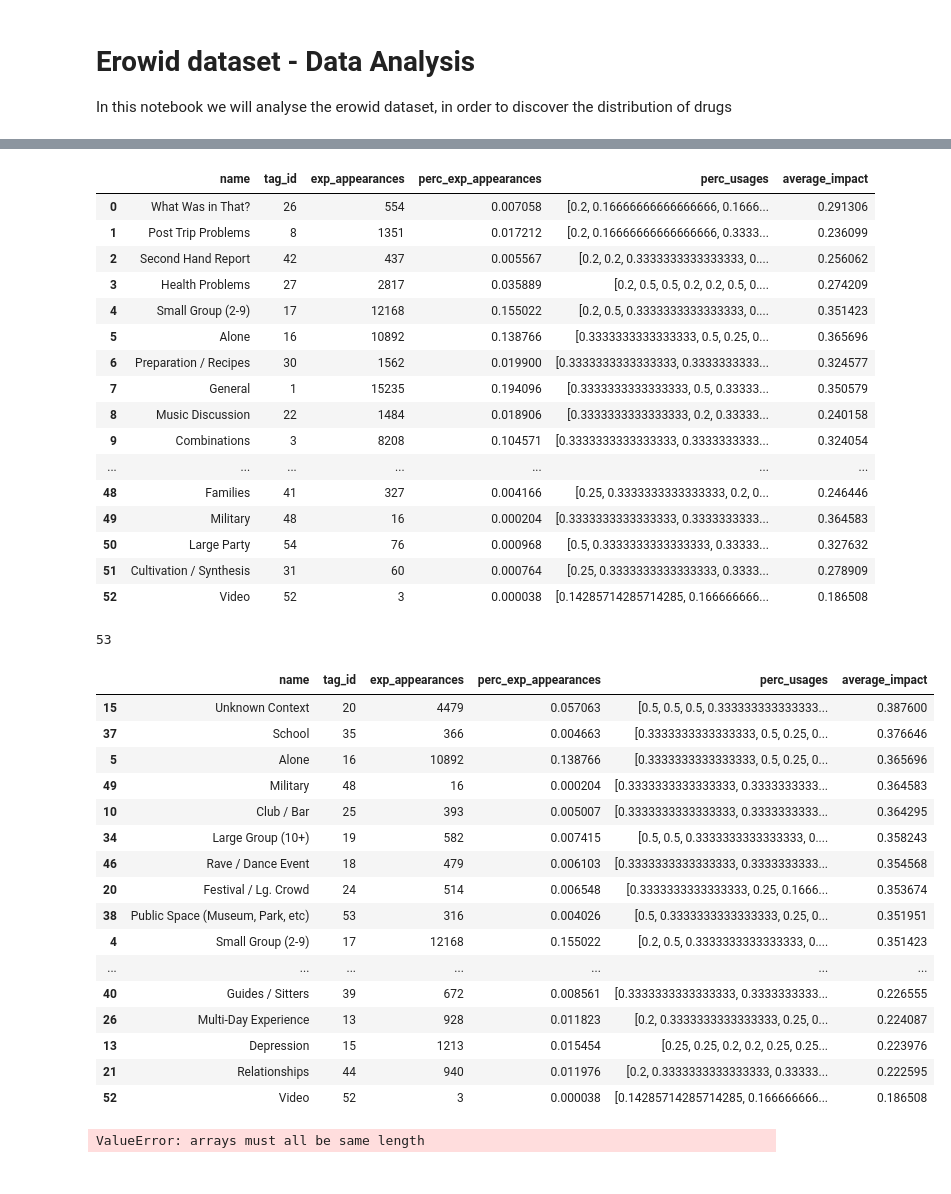
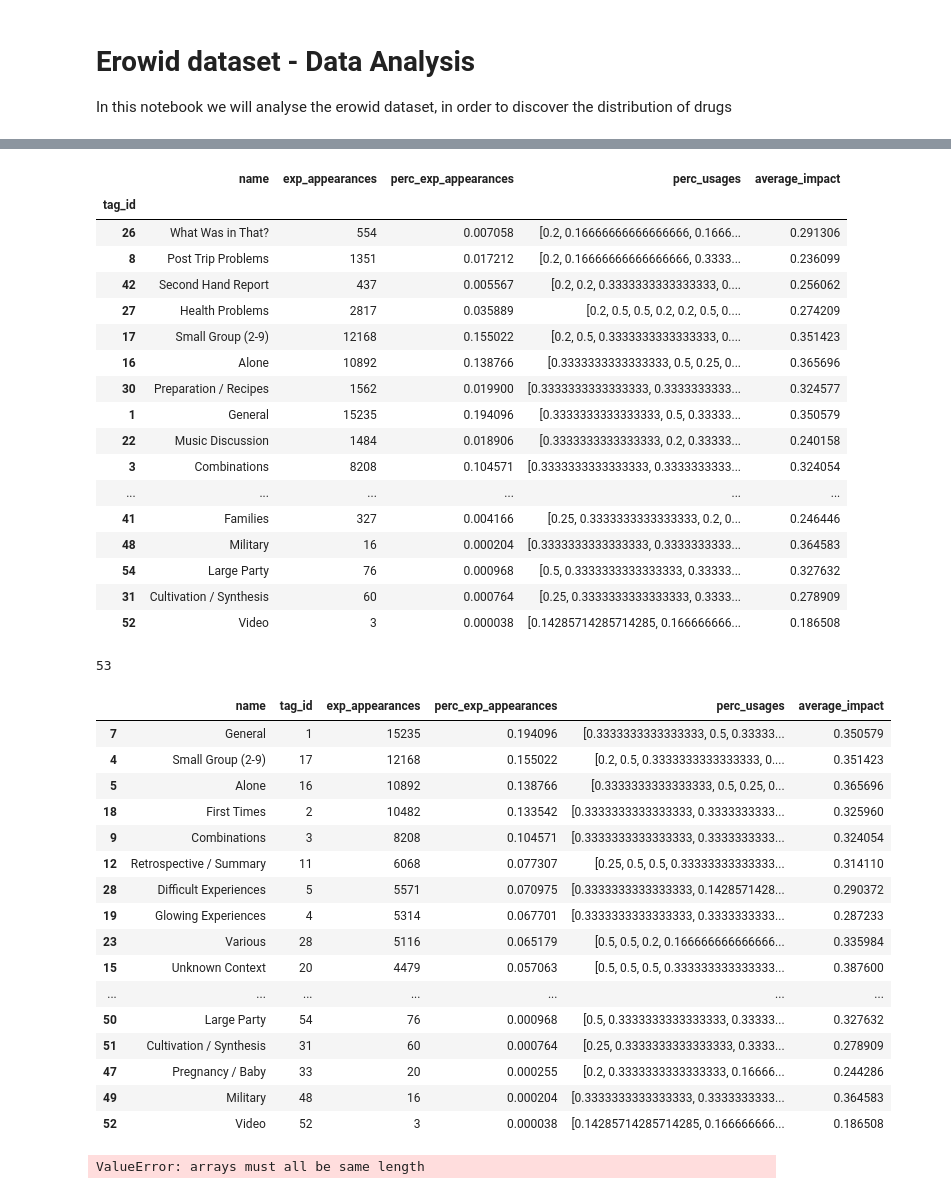
Before and after one commit to albertocarot1/drugs-satisfaction, a Jupyter notebook: notebooks/Erowid data analysis.ipynb, the cells around one changed output, grey strips where cells are left out. Saved outputs shown, nothing was run; the diff lists cells and outputs as text; code cells hidden in the pictures.

```diff
--- a/notebooks/Erowid data analysis.ipynb
+++ b/notebooks/Erowid data analysis.ipynb
@@ -19,49 +18,50 @@ for tag in data_processor.tags.values():
     tags.append(tag.to_dict())
 
 tags_df = pd.DataFrame(tags)
-tags_df
+tags_df.set_index('tag_id')
 # %% [output]
-|  | name | tag_id | exp_appearances | perc_exp_appearances | perc_usages | average_impact |
-| 0 | What Was in That? | 26 | 554 | 0.007058 | [0.2, 0.16666666666666666, 0.1666... | 0.291306 |
-| 1 | Post Trip Problems | 8 | 1351 | 0.017212 | [0.2, 0.16666666666666666, 0.3333... | 0.236099 |
-| 2 | Second Hand Report | 42 | 437 | 0.005567 | [0.2, 0.2, 0.3333333333333333, 0.... | 0.256062 |
-| 3 | Health Problems | 27 | 2817 | 0.035889 | [0.2, 0.5, 0.5, 0.2, 0.2, 0.5, 0.... | 0.274209 |
-| 4 | Small Group (2-9) | 17 | 12168 | 0.155022 | [0.2, 0.5, 0.3333333333333333, 0.... | 0.351423 |
-| 5 | Alone | 16 | 10892 | 0.138766 | [0.3333333333333333, 0.5, 0.25, 0... | 0.365696 |
-| 6 | Preparation / Recipes | 30 | 1562 | 0.019900 | [0.3333333333333333, 0.3333333333... | 0.324577 |
-| 7 | General | 1 | 15235 | 0.194096 | [0.3333333333333333, 0.5, 0.33333... | 0.350579 |
-| 8 | Music Discussion | 22 | 1484 | 0.018906 | [0.3333333333333333, 0.2, 0.33333... | 0.240158 |
-| 9 | Combinations | 3 | 8208 | 0.104571 | [0.3333333333333333, 0.3333333333... | 0.324054 |
-| ... | ... | ... | ... | ... | ... | ... |
-| 48 | Families | 41 | 327 | 0.004166 | [0.25, 0.3333333333333333, 0.2, 0... | 0.246446 |
-| 49 | Military | 48 | 16 | 0.000204 | [0.3333333333333333, 0.3333333333... | 0.364583 |
-| 50 | Large Party | 54 | 76 | 0.000968 | [0.5, 0.3333333333333333, 0.33333... | 0.327632 |
-| 51 | Cultivation / Synthesis | 31 | 60 | 0.000764 | [0.25, 0.3333333333333333, 0.3333... | 0.278909 |
-| 52 | Video | 52 | 3 | 0.000038 | [0.14285714285714285, 0.166666666... | 0.186508 |
+|  | name | exp_appearances | perc_exp_appearances | perc_usages | average_impact |
+| tag_id |  |  |  |  |  |
+| 26 | What Was in That? | 554 | 0.007058 | [0.2, 0.16666666666666666, 0.1666... | 0.291306 |
+| 8 | Post Trip Problems | 1351 | 0.017212 | [0.2, 0.16666666666666666, 0.3333... | 0.236099 |
+| 42 | Second Hand Report | 437 | 0.005567 | [0.2, 0.2, 0.3333333333333333, 0.... | 0.256062 |
+| 27 | Health Problems | 2817 | 0.035889 | [0.2, 0.5, 0.5, 0.2, 0.2, 0.5, 0.... | 0.274209 |
+| 17 | Small Group (2-9) | 12168 | 0.155022 | [0.2, 0.5, 0.3333333333333333, 0.... | 0.351423 |
+| 16 | Alone | 10892 | 0.138766 | [0.3333333333333333, 0.5, 0.25, 0... | 0.365696 |
+| 30 | Preparation / Recipes | 1562 | 0.019900 | [0.3333333333333333, 0.3333333333... | 0.324577 |
+| 1 | General | 15235 | 0.194096 | [0.3333333333333333, 0.5, 0.33333... | 0.350579 |
+| 22 | Music Discussion | 1484 | 0.018906 | [0.3333333333333333, 0.2, 0.33333... | 0.240158 |
+| 3 | Combinations | 8208 | 0.104571 | [0.3333333333333333, 0.3333333333... | 0.324054 |
+| ... | ... | ... | ... | ... | ... |
+| 41 | Families | 327 | 0.004166 | [0.25, 0.3333333333333333, 0.2, 0... | 0.246446 |
+| 48 | Military | 16 | 0.000204 | [0.3333333333333333, 0.3333333333... | 0.364583 |
+| 54 | Large Party | 76 | 0.000968 | [0.5, 0.3333333333333333, 0.33333... | 0.327632 |
+| 31 | Cultivation / Synthesis | 60 | 0.000764 | [0.25, 0.3333333333333333, 0.3333... | 0.278909 |
+| 52 | Video | 3 | 0.000038 | [0.14285714285714285, 0.166666666... | 0.186508 |
 # %%
 len(tags)
 # %% [output]
 53
 # %%
 # tags_df.sort_values(by=['exp_appearances'],ascending=False)
-tags_df.sort_values(by=['average_impact'],ascending=False)
+tags_df.sort_values(by=['exp_appearances'],ascending=False)
 # %% [output]
 |  | name | tag_id | exp_appearances | perc_exp_appearances | perc_usages | average_impact |
+| 7 | General | 1 | 15235 | 0.194096 | [0.3333333333333333, 0.5, 0.33333... | 0.350579 |
+| 4 | Small Group (2-9) | 17 | 12168 | 0.155022 | [0.2, 0.5, 0.3333333333333333, 0.... | 0.351423 |
+| 5 | Alone | 16 | 10892 | 0.138766 | [0.3333333333333333, 0.5, 0.25, 0... | 0.365696 |
+| 18 | First Times | 2 | 10482 | 0.133542 | [0.3333333333333333, 0.3333333333... | 0.325960 |
+| 9 | Combinations | 3 | 8208 | 0.104571 | [0.3333333333333333, 0.3333333333... | 0.324054 |
+| 12 | Retrospective / Summary | 11 | 6068 | 0.077307 | [0.25, 0.5, 0.5, 0.33333333333333... | 0.314110 |
+| 28 | Difficult Experiences | 5 | 5571 | 0.070975 | [0.3333333333333333, 0.1428571428... | 0.290372 |
+| 19 | Glowing Experiences | 4 | 5314 | 0.067701 | [0.3333333333333333, 0.3333333333... | 0.287233 |
+| 23 | Various | 28 | 5116 | 0.065179 | [0.5, 0.5, 0.2, 0.166666666666666... | 0.335984 |
 | 15 | Unknown Context | 20 | 4479 | 0.057063 | [0.5, 0.5, 0.5, 0.333333333333333... | 0.387600 |
-| 37 | School | 35 | 366 | 0.004663 | [0.3333333333333333, 0.5, 0.25, 0... | 0.376646 |
-| 5 | Alone | 16 | 10892 | 0.138766 | [0.3333333333333333, 0.5, 0.25, 0... | 0.365696 |
+| ... | ... | ... | ... | ... | ... | ... |
+| 50 | Large Party | 54 | 76 | 0.000968 | [0.5, 0.3333333333333333, 0.33333... | 0.327632 |
+| 51 | Cultivation / Synthesis | 31 | 60 | 0.000764 | [0.25, 0.3333333333333333, 0.3333... | 0.278909 |
+| 47 | Pregnancy / Baby | 33 | 20 | 0.000255 | [0.2, 0.3333333333333333, 0.16666... | 0.244286 |
 | 49 | Military | 48 | 16 | 0.000204 | [0.3333333333333333, 0.3333333333... | 0.364583 |
-| 10 | Club / Bar | 25 | 393 | 0.005007 | [0.3333333333333333, 0.3333333333... | 0.364295 |
-| 34 | Large Group (10+) | 19 | 582 | 0.007415 | [0.5, 0.5, 0.3333333333333333, 0.... | 0.358243 |
-| 46 | Rave / Dance Event | 18 | 479 | 0.006103 | [0.3333333333333333, 0.3333333333... | 0.354568 |
-| 20 | Festival / Lg. Crowd | 24 | 514 | 0.006548 | [0.3333333333333333, 0.25, 0.1666... | 0.353674 |
-| 38 | Public Space (Museum, Park, etc) | 53 | 316 | 0.004026 | [0.5, 0.3333333333333333, 0.25, 0... | 0.351951 |
-| 4 | Small Group (2-9) | 17 | 12168 | 0.155022 | [0.2, 0.5, 0.3333333333333333, 0.... | 0.351423 |
-| ... | ... | ... | ... | ... | ... | ... |
-| 40 | Guides / Sitters | 39 | 672 | 0.008561 | [0.3333333333333333, 0.3333333333... | 0.226555 |
-| 26 | Multi-Day Experience | 13 | 928 | 0.011823 | [0.2, 0.3333333333333333, 0.25, 0... | 0.224087 |
-| 13 | Depression | 15 | 1213 | 0.015454 | [0.25, 0.25, 0.2, 0.2, 0.25, 0.25... | 0.223976 |
-| 21 | Relationships | 44 | 940 | 0.011976 | [0.2, 0.3333333333333333, 0.33333... | 0.222595 |
 | 52 | Video | 52 | 3 | 0.000038 | [0.14285714285714285, 0.166666666... | 0.186508 |
 # %%
 plt.figure(figsize=(25, 10))
```
Also changed, not shown: parts of 1 cell of this notebook, 1 other file.
